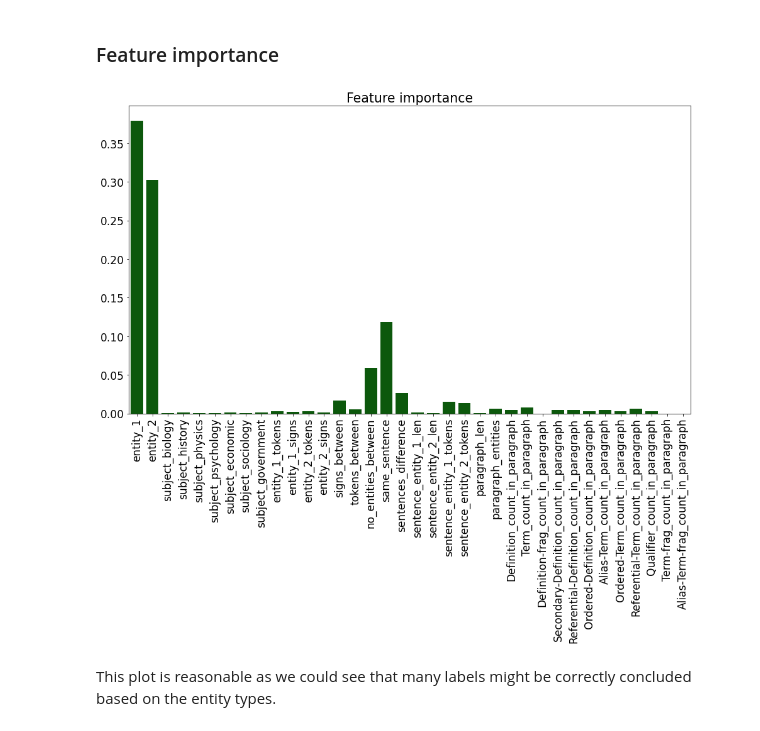
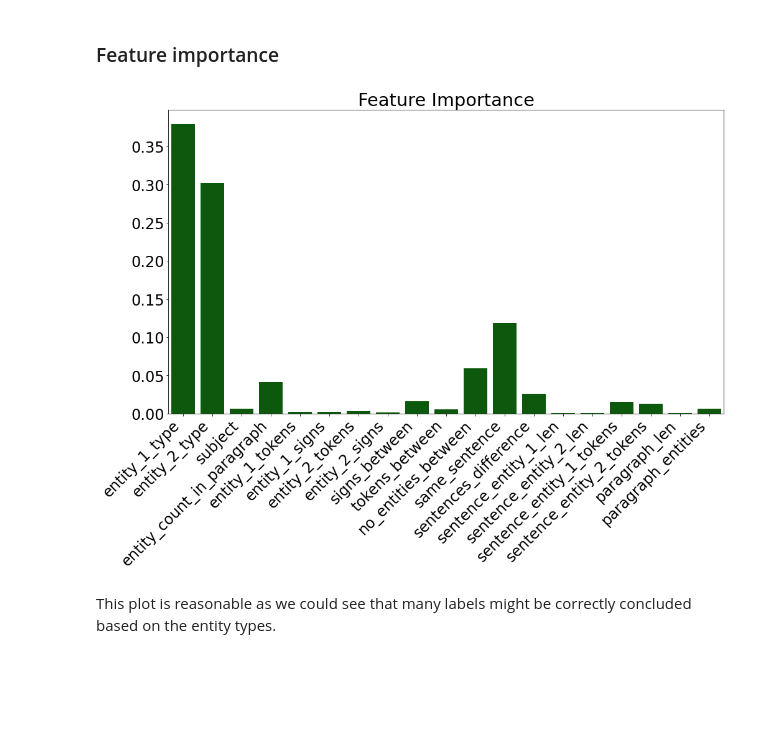
Before and after one commit to Hasosh/DeftEval-2020, a Jupyter notebook: RelationExtraction.ipynb, the cells around one changed output. Drawn from its saved outputs; the diff is of its cells as text; code cells hidden in the pictures; blank space fills up the shorter version.

```diff
--- a/RelationExtraction.ipynb
+++ b/RelationExtraction.ipynb
@@ -15,8 +15,10 @@ from sklearn.model_selection import train_test_split, cross_val_score, KFold
 from sklearn.metrics import classification_report
 import seaborn as sns
 import matplotlib.pyplot as plt
+import warnings
+warnings.filterwarnings('ignore')
 plt.rcParams['figure.figsize'] = 16,9
-plt.rcParams['font.size'] = 17
+plt.rcParams['font.size'] = 24
 # %% [markdown]
 Utils functions
 # %%
@@ -425,13 +428,14 @@ XGBClassifier(base_score=0.5, booster='gbtree', callbacks=None,
 # %% [markdown]
 ### Feature importance
 # %%
-sns.barplot(y = np.concatenate((np.array([xgbmodel.feature_importances_[:12].sum()]), np.array([xgbmodel.feature_importances_[12:24].sum()]), xgbmodel.feature_importances_[24:])),
-            x = ['entity_1', 'entity_2'] + list(data.columns[24:]), color='darkgreen')
-plt.xticks(rotation=90)
-plt.title('Feature importance')
+sns.barplot(y = np.concatenate((np.array([xgbmodel.feature_importances_[:12].sum()]), np.array([xgbmodel.feature_importances_[12:24].sum()]), np.array([xgbmodel.feature_importances_[24:31].sum()]), np.array([xgbmodel.feature_importances_[-12:].sum()]), xgbmodel.feature_importances_[31:-12])),
+            x = ['entity_1_type', 'entity_2_type', 'subject', 'entity_count_in_paragraph'] + list(data.columns[31:-12]), color='darkgreen')
+plt.xticks(rotation=45, ha='right')
+plt.title('Feature Importance')
+plt.savefig("feature_importance.svg", dpi=800, bbox_inches='tight')
 plt.show()
 # %% [output]
-[figure, old version]
+[figure, new version]
 # %% [markdown]
 This plot is reasonable as we could see that many labels might be correctly concluded based on the entity types.
 # %% [markdown]
```
Also changed, not shown: parts of 38 cells of this notebook.
